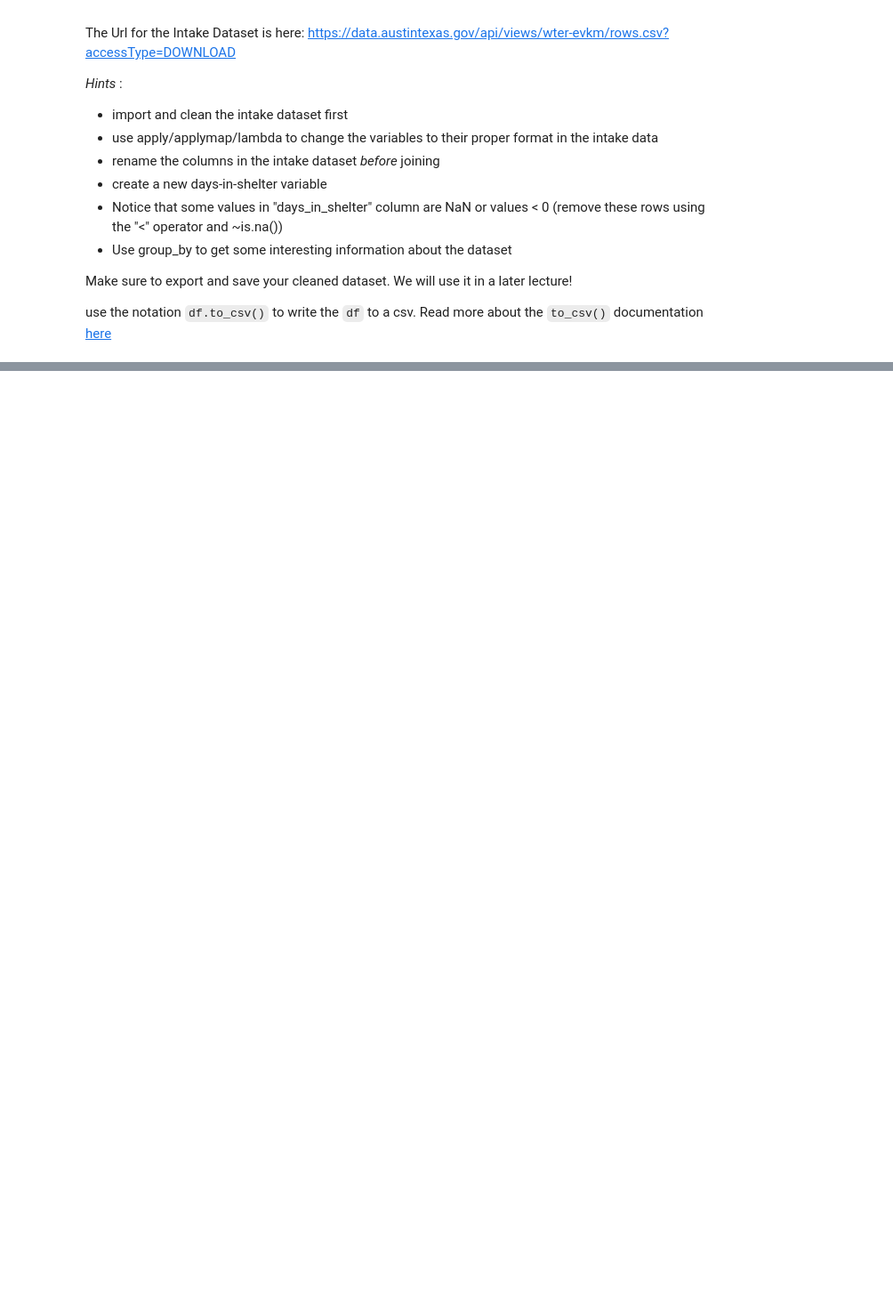
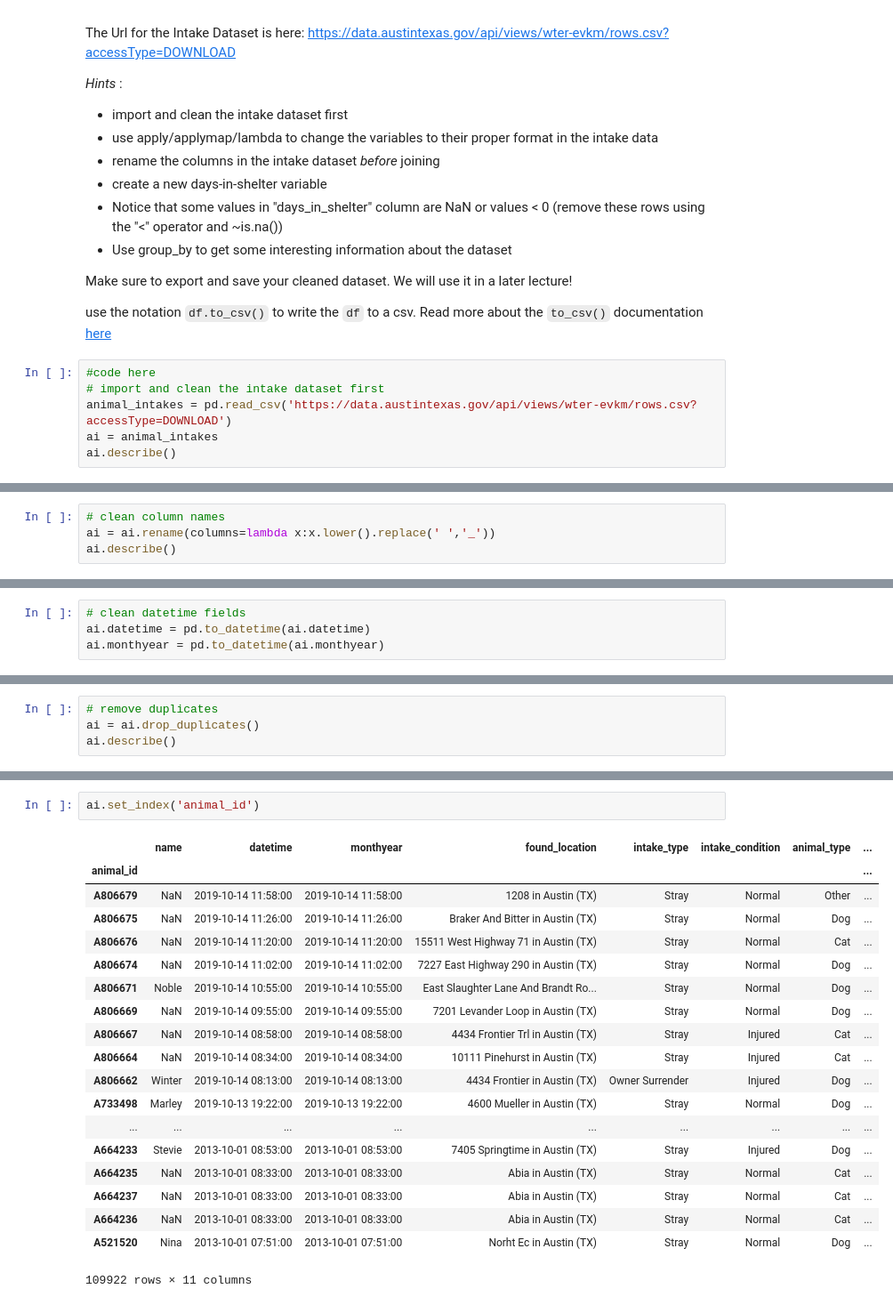
Before and after one commit to climatebrad/dc-ds-100719, a Jupyter notebook: module-1/week-2/day-6-pandas-part-2/manipulating_data_with_pandas-brad.ipynb, the cells around one changed output, grey strips where cells are left out. Shown at 89% size. Saved outputs shown, nothing was run; the diff lists cells and outputs as text; blank space fills up the shorter version.

```diff
--- a/module-1/week-2/day-6-pandas-part-2/manipulating_data_with_pandas-brad.ipynb
+++ b/module-1/week-2/day-6-pandas-part-2/manipulating_data_with_pandas-brad.ipynb
@@ -508,3 +527,9 @@ _Hints_ :
 Make sure to export and save your cleaned dataset. We will use it in a later lecture!
 
 use the notation `df.to_csv()` to write the `df` to a csv. Read more about the `to_csv()` documentation [here](https://pandas.pydata.org/pandas-docs/stable/reference/api/pandas.DataFrame.to_csv.html)
+# %%
+#code here
+# import and clean the intake dataset first
+animal_intakes = pd.read_csv('https://data.austintexas.gov/api/views/wter-evkm/rows.csv?accessType=DOWNLOAD')
+ai = animal_intakes
+ai.describe()
@@ -510,0 +562,4 @@ use the notation `df.to_csv()` to write the `df` to a csv. Read more about the `
+# %%
+# clean column names
+ai = ai.rename(columns=lambda x:x.lower().replace(' ','_'))
+ai.describe()
@@ -510,0 +581,4 @@ use the notation `df.to_csv()` to write the `df` to a csv. Read more about the `
+# %%
+# clean datetime fields
+ai.datetime = pd.to_datetime(ai.datetime)
+ai.monthyear = pd.to_datetime(ai.monthyear)
@@ -512,0 +598,4 @@ use the notation `df.to_csv()` to write the `df` to a csv. Read more about the `
+# %%
+# remove duplicates
+ai = ai.drop_duplicates()
+ai.describe()
@@ -512,0 +650,22 @@ use the notation `df.to_csv()` to write the `df` to a csv. Read more about the `
+# %%
+ai.set_index('animal_id')
+# %% [output]
+|  | name | datetime | monthyear | found_location | intake_type | intake_condition | animal_type | ... |
+| animal_id |  |  |  |  |  |  |  | ... |
+| A806679 | NaN | 2019-10-14 11:58:00 | 2019-10-14 11:58:00 | 1208 in Austin (TX) | Stray | Normal | Other | ... |
+| A806675 | NaN | 2019-10-14 11:26:00 | 2019-10-14 11:26:00 | Braker And Bitter in Austin (TX) | Stray | Normal | Dog | ... |
+| A806676 | NaN | 2019-10-14 11:20:00 | 2019-10-14 11:20:00 | 15511 West Highway 71 in Austin (TX) | Stray | Normal | Cat | ... |
+| A806674 | NaN | 2019-10-14 11:02:00 | 2019-10-14 11:02:00 | 7227 East Highway 290 in Austin (TX) | Stray | Normal | Dog | ... |
+| A806671 | Noble | 2019-10-14 10:55:00 | 2019-10-14 10:55:00 | East Slaughter Lane And Brandt Ro... | Stray | Normal | Dog | ... |
+| A806669 | NaN | 2019-10-14 09:55:00 | 2019-10-14 09:55:00 | 7201 Levander Loop in Austin (TX) | Stray | Normal | Dog | ... |
+| A806667 | NaN | 2019-10-14 08:58:00 | 2019-10-14 08:58:00 | 4434 Frontier Trl in Austin (TX) | Stray | Injured | Cat | ... |
+| A806664 | NaN | 2019-10-14 08:34:00 | 2019-10-14 08:34:00 | 10111 Pinehurst in Austin (TX) | Stray | Injured | Cat | ... |
+| A806662 | Winter | 2019-10-14 08:13:00 | 2019-10-14 08:13:00 | 4434 Frontier in Austin (TX) | Owner Surrender | Injured | Dog | ... |
+| A733498 | Marley | 2019-10-13 19:22:00 | 2019-10-13 19:22:00 | 4600 Mueller in Austin (TX) | Stray | Normal | Dog | ... |
+| ... | ... | ... | ... | ... | ... | ... | ... | ... |
+| A664233 | Stevie | 2013-10-01 08:53:00 | 2013-10-01 08:53:00 | 7405 Springtime in Austin (TX) | Stray | Injured | Dog | ... |
+| A664235 | NaN | 2013-10-01 08:33:00 | 2013-10-01 08:33:00 | Abia in Austin (TX) | Stray | Normal | Cat | ... |
+| A664237 | NaN | 2013-10-01 08:33:00 | 2013-10-01 08:33:00 | Abia in Austin (TX) | Stray | Normal | Cat | ... |
+| A664236 | NaN | 2013-10-01 08:33:00 | 2013-10-01 08:33:00 | Abia in Austin (TX) | Stray | Normal | Cat | ... |
+| A521520 | Nina | 2013-10-01 07:51:00 | 2013-10-01 07:51:00 | Norht Ec in Austin (TX) | Stray | Normal | Dog | ... |
+109922 rows × 11 columns
```
Also changed, not shown: parts of 34 cells of this notebook.
